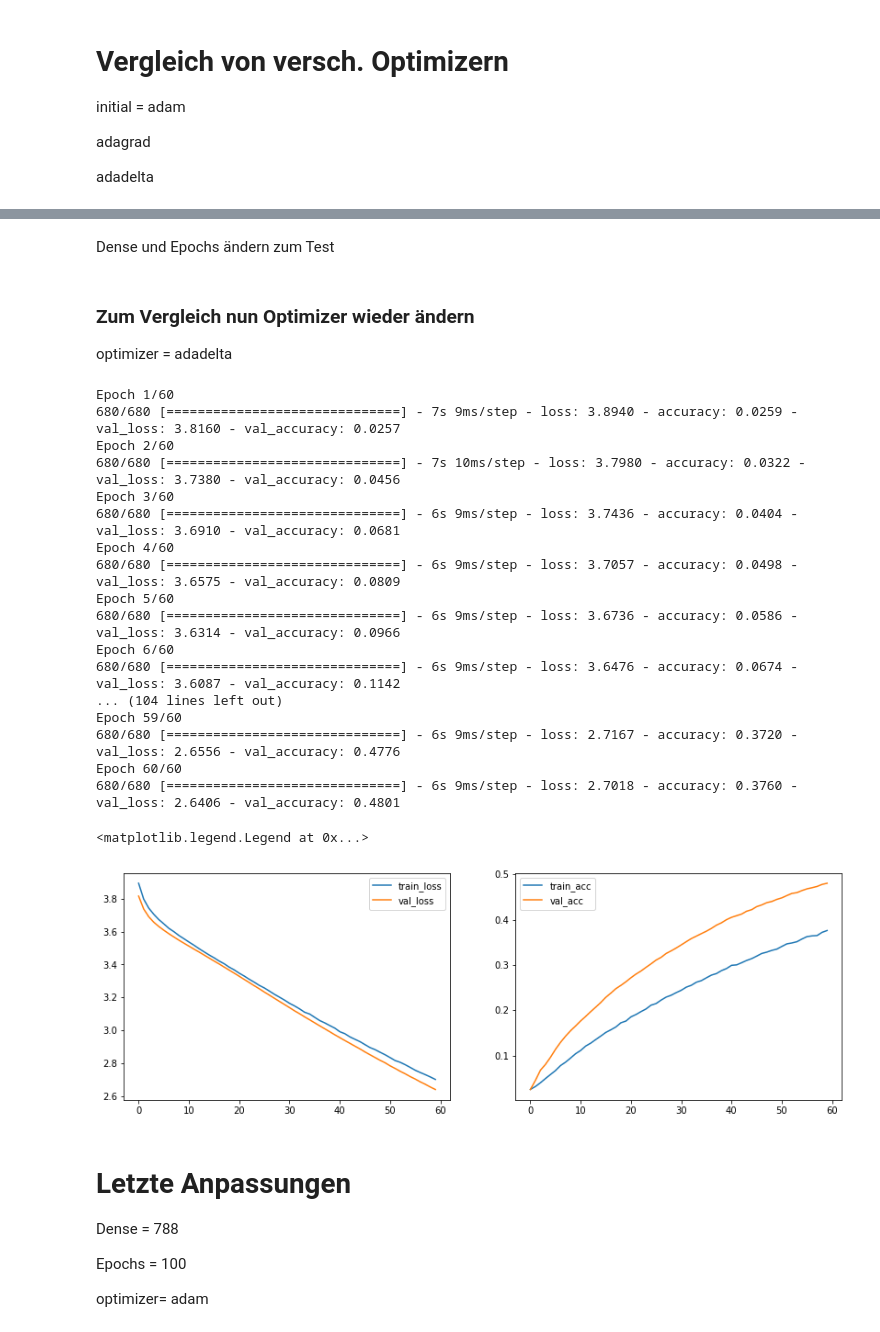
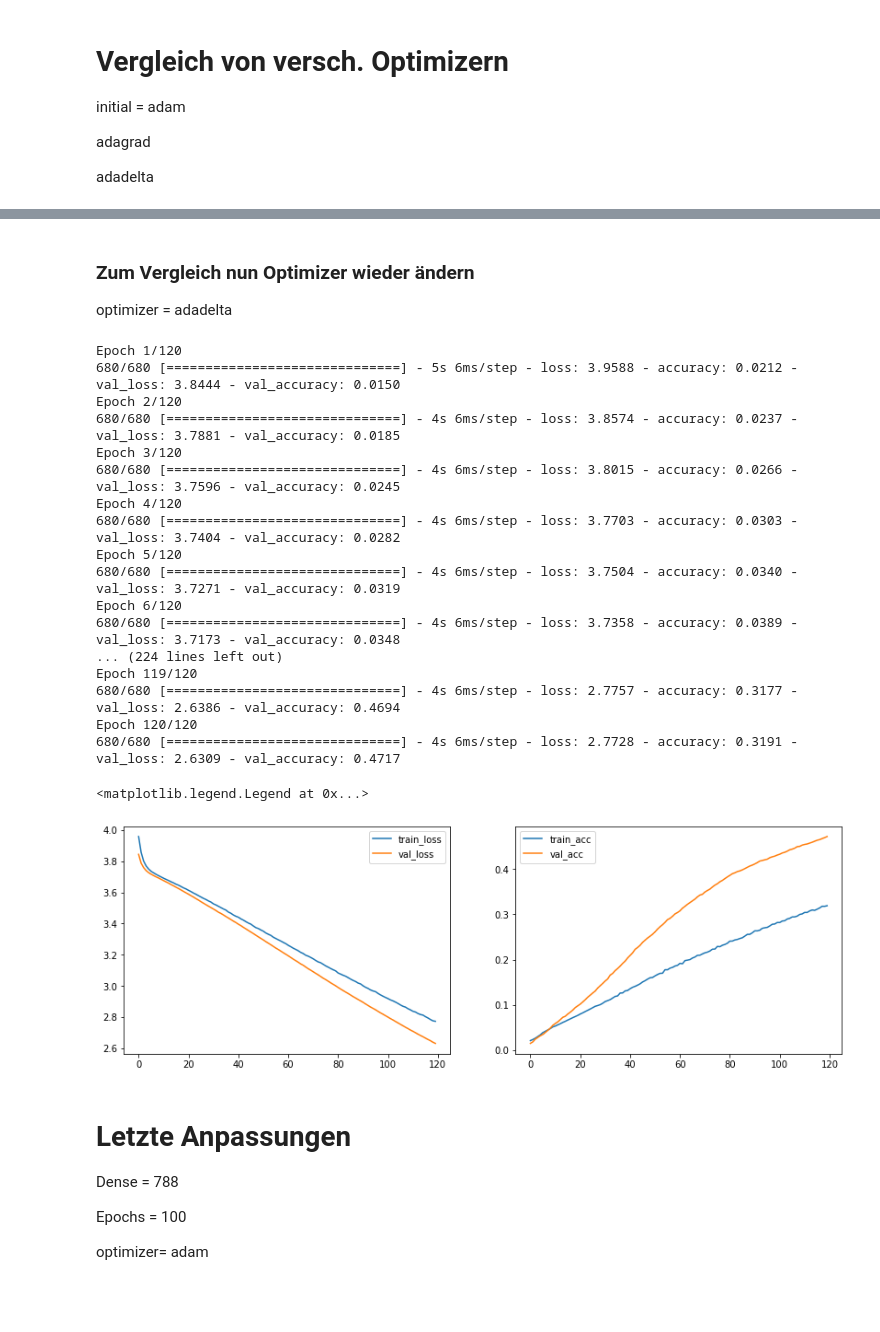
Before and after one commit to nmaaiken/neuro_modularbeit, a Jupyter notebook: 1_Hidden_Layer.ipynb, the cells around one changed output, grey strips where cells are left out. Cells and saved outputs as stored; diff of their text form; code cells hidden in the pictures; blank space fills up the shorter version.

Commit message:
Epochs auf 120

```diff
--- a/1_Hidden_Layer.ipynb
+++ b/1_Hidden_Layer.ipynb
@@ -919,2 +925,0 @@ Epoch 60/60
-# %% [markdown]
-Dense und Epochs ändern zum Test
@@ -961,59 +930,59 @@ optimizer = adadelta
 # %%
 # Definition Topologie des Netzes
 three_layer_mlp_dropout_30 = Sequential()
-three_layer_mlp_dropout_30.add(Dense(344, activation ='relu', input_dim=1024))
+three_layer_mlp_dropout_30.add(Dense(120, activation ='relu', input_dim=1024))
 three_layer_mlp_dropout_30.add(Dropout(0.4))
 three_layer_mlp_dropout_30.add(Dense(43, activation='softmax'))
 
 #Lernprozess konfigurieren
 three_layer_mlp_dropout_30.compile(loss='categorical_crossentropy',
               optimizer='adadelta',
               metrics=['accuracy'])
 
 #Early Stopping implementieren -> Vermeidet Overfitting nach Anstieg z.B. von val_loss=0,02
 # early_stopping = EarlyStopping(monitor="val_loss", min_delta=0.02, patience=12, verbose=1, restore_best_weights=True, start_from_epoch=15)
 
 # Modell trainieren
 three_layer_mlp_dropout_30_history = three_layer_mlp_dropout_30.fit(x_train_gray, y_train_gray,
-          epochs=60, #Anzahl Trainingsepochen
+          epochs=120, #Anzahl Trainingsepochen
           batch_size=128, #Batch-Size
           verbose=1,
           validation_data=(x_test_gray, y_test_gray),
           #  callbacks=[early_stopping]
 )
 #plt.plot(dnn_no_dropout_history.history['accuracy'], label='train_acc')
 #plt.plot(dnn_no_dropout_history.history['val_accuracy'], label='val_acc')
 plt.figure(figsize=(14,10))
 
 plt.subplot(221)
 plt.plot(three_layer_mlp_dropout_30_history.history['loss'], label='train_loss')
 plt.plot(three_layer_mlp_dropout_30_history.history['val_loss'], label='val_loss')
 plt.legend(['train_loss', 'val_loss'])
 
 plt.subplot(222)
 plt.plot(three_layer_mlp_dropout_30_history.history['accuracy'], label='train_acc')
 plt.plot(three_layer_mlp_dropout_30_history.history['val_accuracy'], label='val_acc')
 plt.legend(['train_acc', 'val_acc'])
 # %% [output]
-Epoch 1/60
-680/680 [==============================] - 7s 9ms/step - loss: 3.8940 - accuracy: 0.0259 - val_loss: 3.8160 - val_accuracy: 0.0257
-Epoch 2/60
-680/680 [==============================] - 7s 10ms/step - loss: 3.7980 - accuracy: 0.0322 - val_loss: 3.7380 - val_accuracy: 0.0456
-Epoch 3/60
-680/680 [==============================] - 6s 9ms/step - loss: 3.7436 - accuracy: 0.0404 - val_loss: 3.6910 - val_accuracy: 0.0681
-Epoch 4/60
-680/680 [==============================] - 6s 9ms/step - loss: 3.7057 - accuracy: 0.0498 - val_loss: 3.6575 - val_accuracy: 0.0809
-Epoch 5/60
-680/680 [==============================] - 6s 9ms/step - loss: 3.6736 - accuracy: 0.0586 - val_loss: 3.6314 - val_accuracy: 0.0966
-Epoch 6/60
-680/680 [==============================] - 6s 9ms/step - loss: 3.6476 - accuracy: 0.0674 - val_loss: 3.6087 - val_accuracy: 0.1142
-... (104 lines left out)
-Epoch 59/60
-680/680 [==============================] - 6s 9ms/step - loss: 2.7167 - accuracy: 0.3720 - val_loss: 2.6556 - val_accuracy: 0.4776
-Epoch 60/60
-680/680 [==============================] - 6s 9ms/step - loss: 2.7018 - accuracy: 0.3760 - val_loss: 2.6406 - val_accuracy: 0.4801
+Epoch 1/120
+680/680 [==============================] - 5s 6ms/step - loss: 3.9588 - accuracy: 0.0212 - val_loss: 3.8444 - val_accuracy: 0.0150
+Epoch 2/120
+680/680 [==============================] - 4s 6ms/step - loss: 3.8574 - accuracy: 0.0237 - val_loss: 3.7881 - val_accuracy: 0.0185
+Epoch 3/120
+680/680 [==============================] - 4s 6ms/step - loss: 3.8015 - accuracy: 0.0266 - val_loss: 3.7596 - val_accuracy: 0.0245
+Epoch 4/120
+680/680 [==============================] - 4s 6ms/step - loss: 3.7703 - accuracy: 0.0303 - val_loss: 3.7404 - val_accuracy: 0.0282
+Epoch 5/120
+680/680 [==============================] - 4s 6ms/step - loss: 3.7504 - accuracy: 0.0340 - val_loss: 3.7271 - val_accuracy: 0.0319
+Epoch 6/120
+680/680 [==============================] - 4s 6ms/step - loss: 3.7358 - accuracy: 0.0389 - val_loss: 3.7173 - val_accuracy: 0.0348
+... (224 lines left out)
+Epoch 119/120
+680/680 [==============================] - 4s 6ms/step - loss: 2.7757 - accuracy: 0.3177 - val_loss: 2.6386 - val_accuracy: 0.4694
+Epoch 120/120
+680/680 [==============================] - 4s 6ms/step - loss: 2.7728 - accuracy: 0.3191 - val_loss: 2.6309 - val_accuracy: 0.4717
 <matplotlib.legend.Legend at 0x...>
-[figure, old version]
+[figure, new version]
 # %% [markdown]
 # Letzte Anpassungen
 
```
Also changed, not shown: parts of 8 cells of this notebook.
